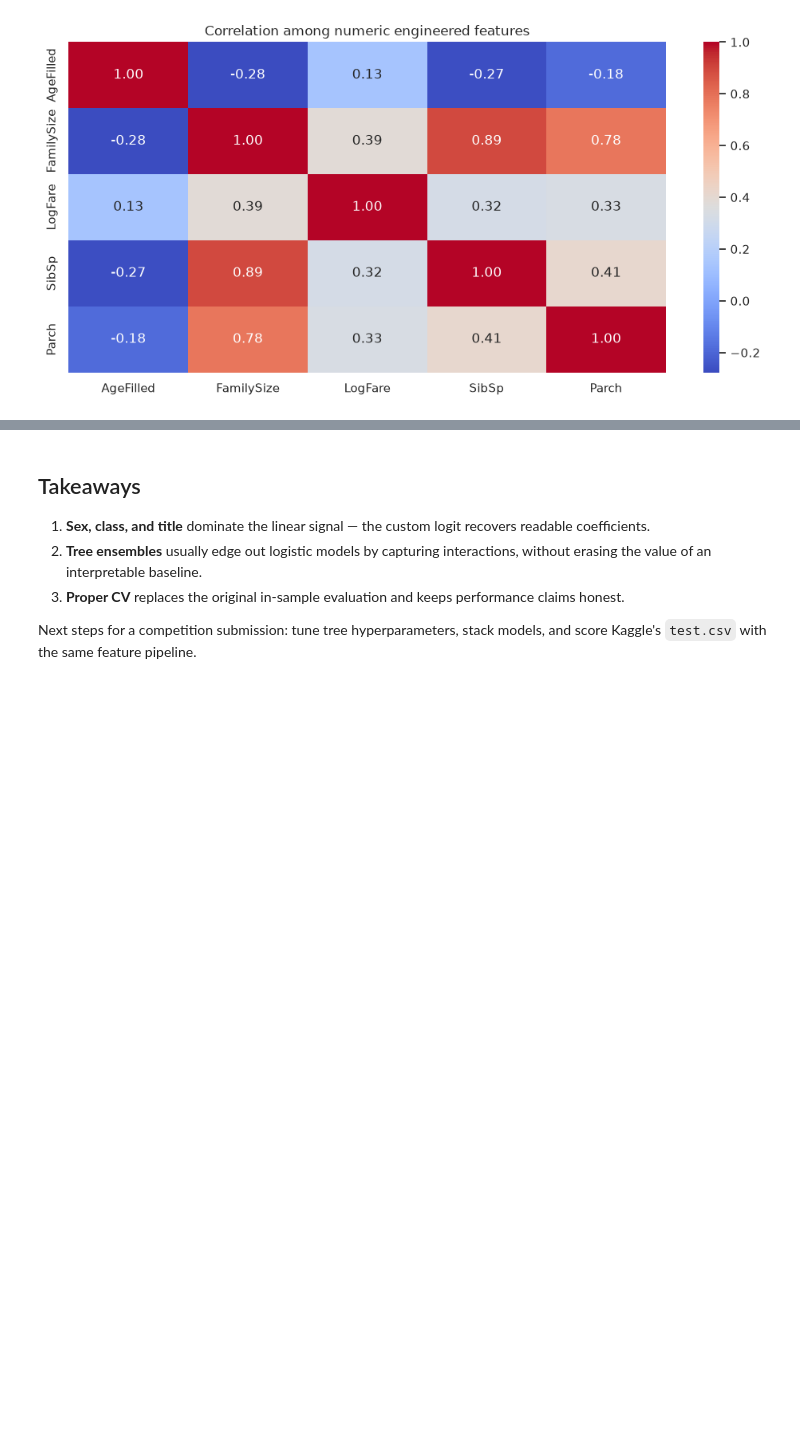
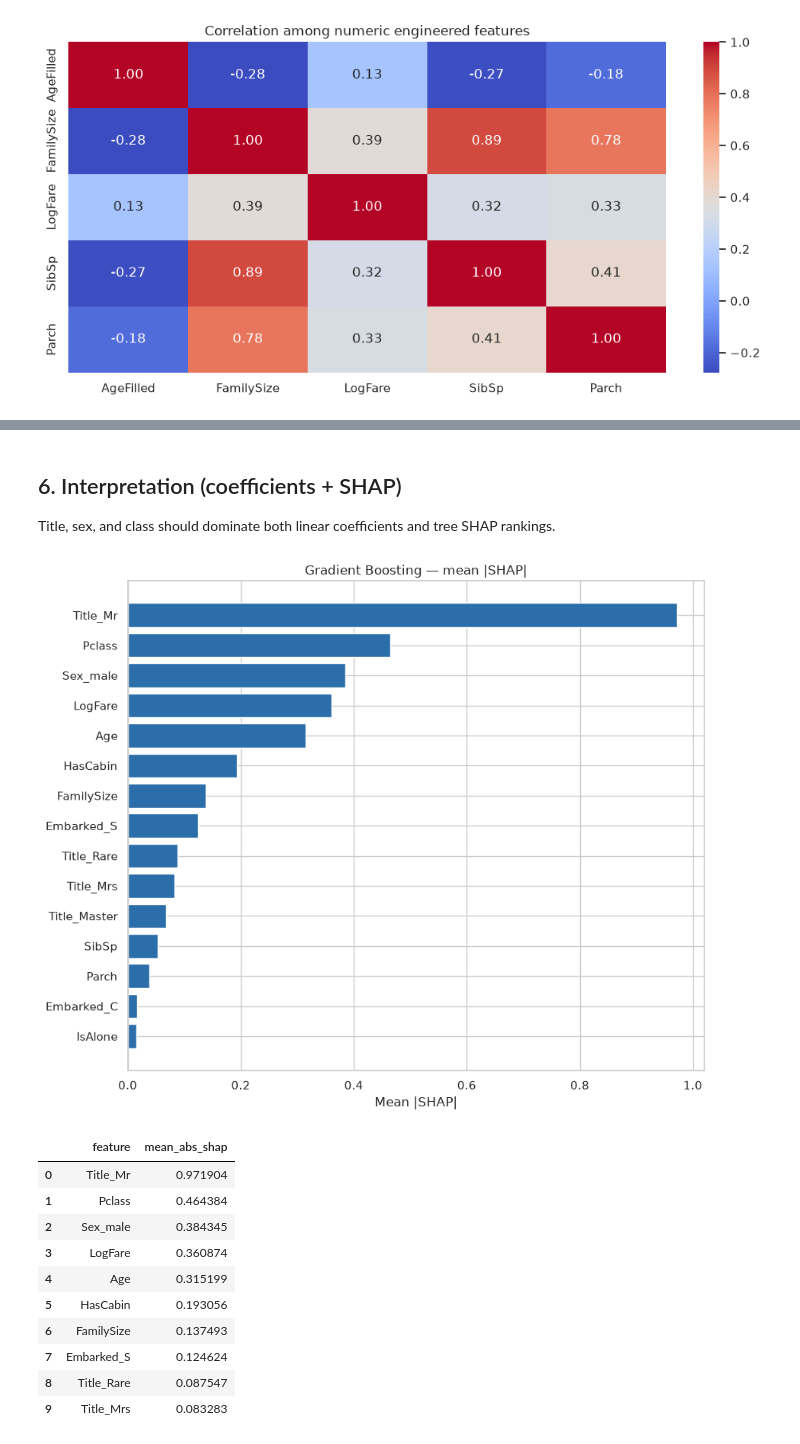
Before and after one commit to juandapradam12/TitanicSurvivalPredictor, a Jupyter notebook: TitanicSurvivalPredictor.ipynb, the cells around one changed output, grey strips where cells are left out. Saved outputs shown, nothing was run; the diff lists cells and outputs as text; code cells hidden in the pictures; blank space fills up the shorter version.

```diff
--- a/TitanicSurvivalPredictor.ipynb
+++ b/TitanicSurvivalPredictor.ipynb
@@ -207,8 +218,23 @@ weighted avg      0.809     0.809     0.809       178
-# %% [markdown]
-## Takeaways
-
-1. **Sex, class, and title** dominate the linear signal — the custom logit recovers readable coefficients.
-2. **Tree ensembles** usually edge out logistic models by capturing interactions, without erasing the value of an interpretable baseline.
-3. **Proper CV** replaces the original in-sample evaluation and keeps performance claims honest.
-
-Next steps for a competition submission: tune tree hyperparameters, stack models, and score Kaggle's `test.csv` with the same feature pipeline.
+# %% [markdown]
+## 6. Interpretation (coefficients + SHAP)
+
+Title, sex, and class should dominate both linear coefficients and tree SHAP rankings.
+# %%
+gbm, X_all, _ = train_final_model(ROOT / 'train.csv', model_name='gradient_boosting')
+gbm_bundle = interpret_model(gbm, X_all, max_shap_samples=200)
+plot_shap_importance(gbm_bundle['shap_importance'], title='Gradient Boosting — mean |SHAP|')
+plt.show()
+gbm_bundle['shap_importance'].head(10)
+# %% [output]
+[figure, added]
+|  | feature | mean_abs_shap |
+| 0 | Title_Mr | 0.971904 |
+| 1 | Pclass | 0.464384 |
+| 2 | Sex_male | 0.384345 |
+| 3 | LogFare | 0.360874 |
+| 4 | Age | 0.315199 |
+| 5 | HasCabin | 0.193056 |
+| 6 | FamilySize | 0.137493 |
+| 7 | Embarked_S | 0.124624 |
+| 8 | Title_Rare | 0.087547 |
+| 9 | Title_Mrs | 0.083283 |
```
Also changed, not shown: parts of 12 cells of this notebook, 20 other files.
